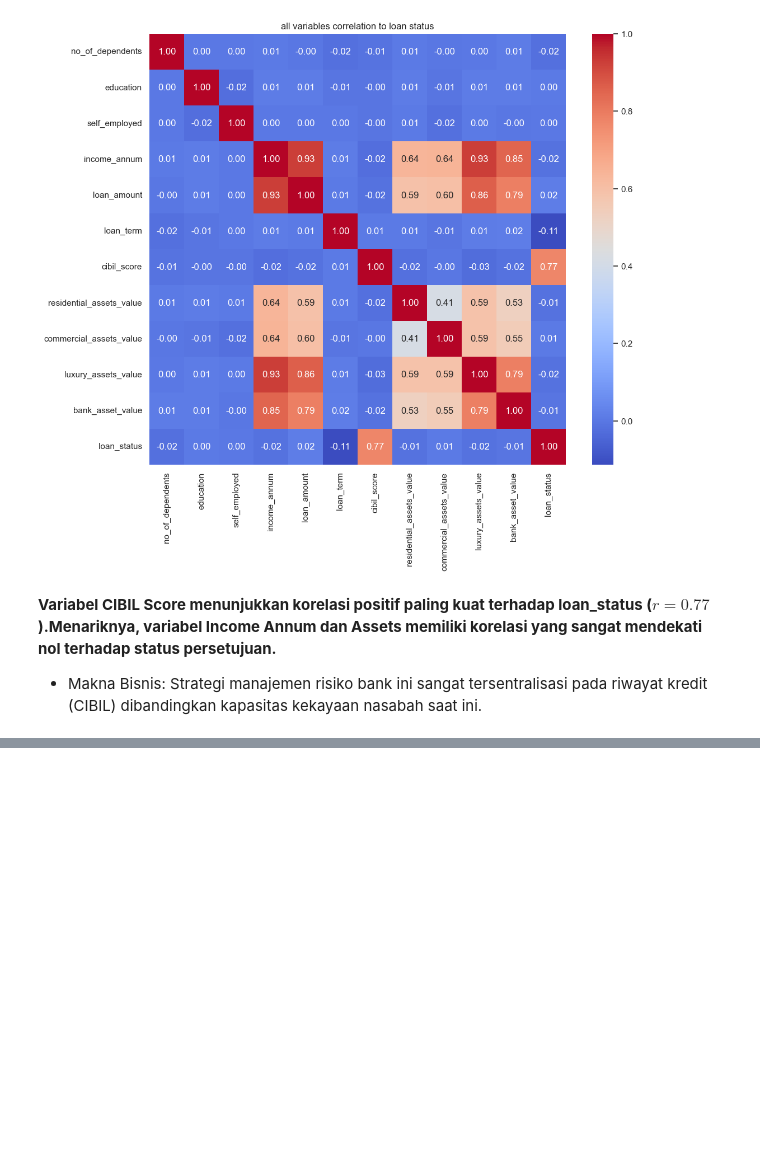
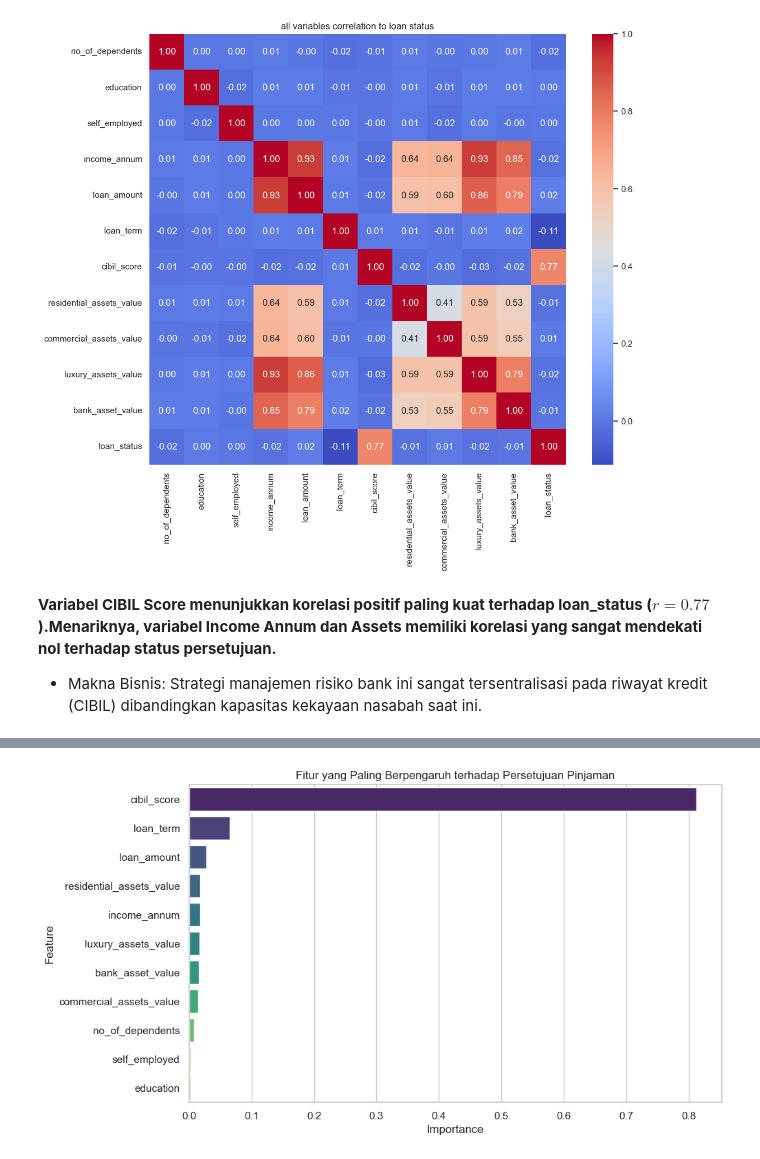
Before and after one commit to fadil-sudo/loan-approval-analyst, a Jupyter notebook: loan_approval_dataset.ipynb, the cells around one changed output, grey strips where cells are left out. Drawn from its saved outputs; the diff is of its cells as text; code cells hidden in the pictures; blank space fills up the shorter version.

```diff
--- a/loan_approval_dataset.ipynb
+++ b/loan_approval_dataset.ipynb
@@ -238,0 +240,28 @@ display(profil_nasabah)
+# %%
+from sklearn.model_selection import train_test_split
+from sklearn.ensemble import RandomForestClassifier
+from sklearn.metrics import accuracy_score, classification_report
+
+# 1. Menentukan Feature (X) dan Target (y)
+# Kita hapus 'loan_status' dari X karena itu adalah jawaban yang ingin ditebak
+X = df.drop(columns=['loan_status'])
+y = df['loan_status']
+
+# 2. Membagi data menjadi Training set dan Test set
+# Kita gunakan 20% data untuk ujian (Test) dan 80% untuk belajar (Train)
+X_train, X_test, y_train, y_test = train_test_split(X, y, test_size=0.2, random_state=42)
+
+# 3. Membuat "Otak" Model dengan Algoritma Random Forest
+model = RandomForestClassifier(n_estimators=100, random_state=42)
+
+# 4. Melatih Model (Proses Belajar)
+model.fit(X_train, y_train)
+
+# 5. Melakukan Prediksi pada data ujian
+y_pred = model.predict(X_test)
+
+# 6. Menampilkan Hasil Akurasi
+accuracy = accuracy_score(y_test, y_pred)
+print(f"✅ Akurasi Model: {accuracy:.2%}")
+print("\n📋 Laporan Klasifikasi Lengkap:\n")
+print(classification_report(y_test, y_pred))
@@ -238,0 +281,16 @@ display(profil_nasabah)
+# %%
+import pandas as pd
+import matplotlib.pyplot as plt
+
+# Mengambil tingkat kepentingan fitur
+importances = model.feature_importances_
+feature_names = X.columns
+feature_importance_df = pd.DataFrame({'Feature': feature_names, 'Importance': importances}).sort_values(by='Importance', ascending=False)
+
+# Plotting
+plt.figure(figsize=(10, 6))
+sns.barplot(x='Importance', y='Feature', data=feature_importance_df, palette='viridis')
+plt.title('Fitur yang Paling Berpengaruh terhadap Persetujuan Pinjaman')
+plt.show()
+# %% [output]
+[figure, added]
```
Also changed, not shown: parts of 12 cells of this notebook.
